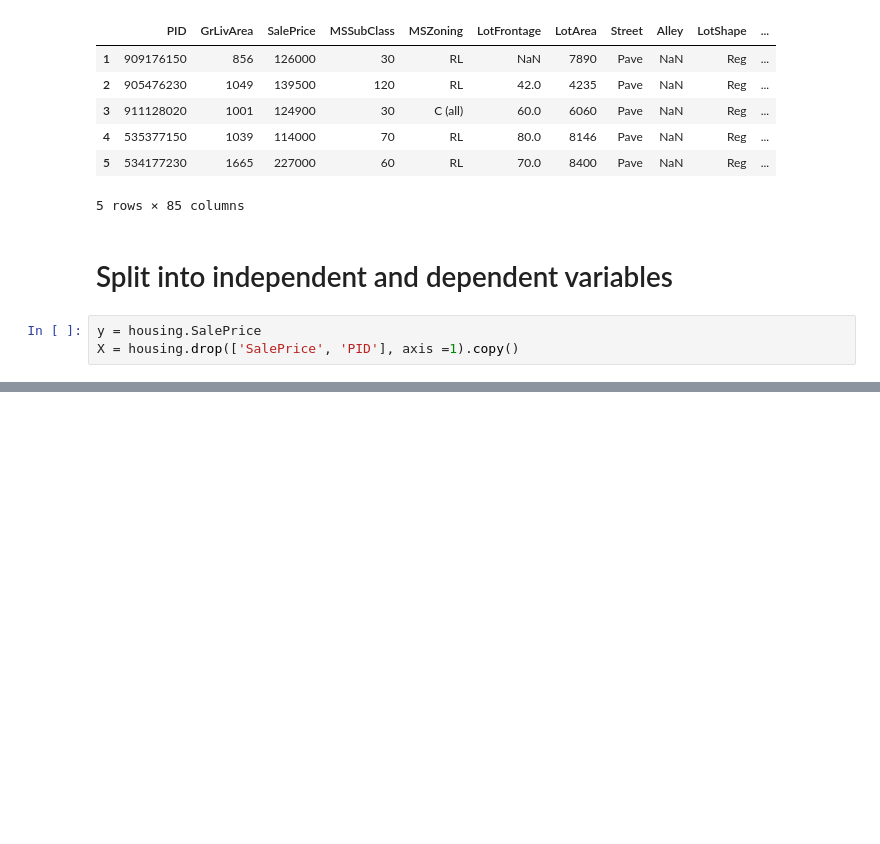
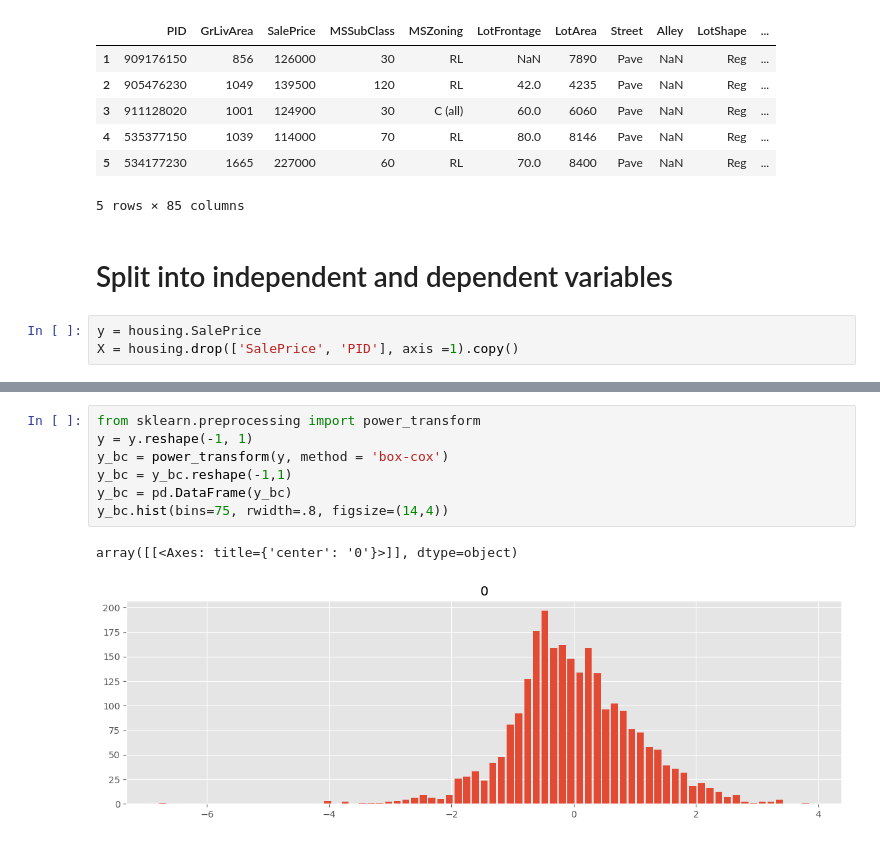
Before and after one commit to Na-ta-lie/Ames-Price-Prediction, a Jupyter notebook: Ames_pre_processing.ipynb, the cells around one changed output, grey strips where cells are left out. Cells and saved outputs as stored; diff of their text form; blank space fills up the shorter version.

```diff
--- a/Ames_pre_processing.ipynb
+++ b/Ames_pre_processing.ipynb
@@ -655,0 +685,10 @@ X = housing.drop(['SalePrice', 'PID'], axis =1).copy()
+# %%
+from sklearn.preprocessing import power_transform
+y = y.reshape(-1, 1)
+y_bc = power_transform(y, method = 'box-cox')
+y_bc = y_bc.reshape(-1,1)
+y_bc = pd.DataFrame(y_bc)
+y_bc.hist(bins=75, rwidth=.8, figsize=(14,4))
+# %% [output]
+array([[<Axes: title={'center': '0'}>]], dtype=object)
+[figure, added]
```
Also changed, not shown: parts of 3 cells of this notebook, 2 other files.
